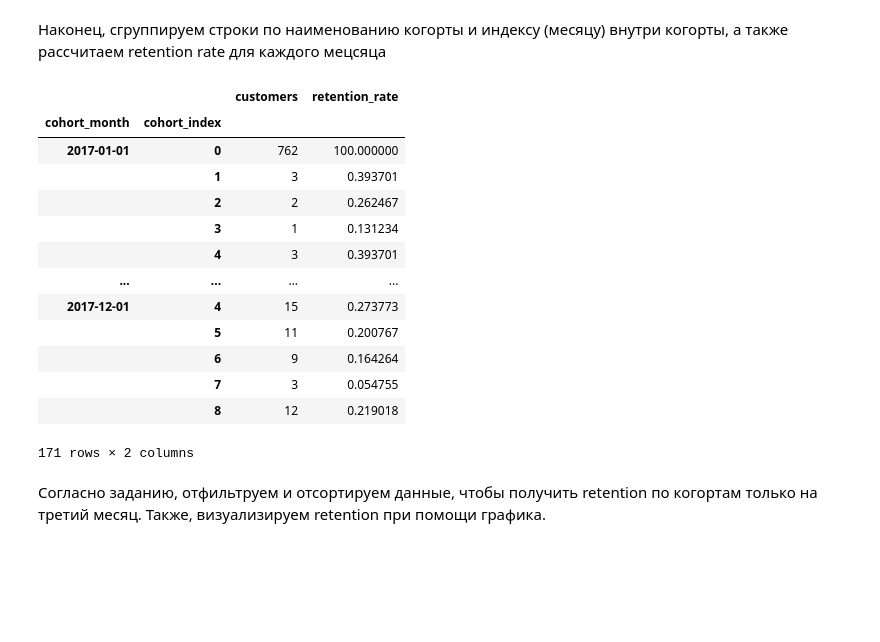
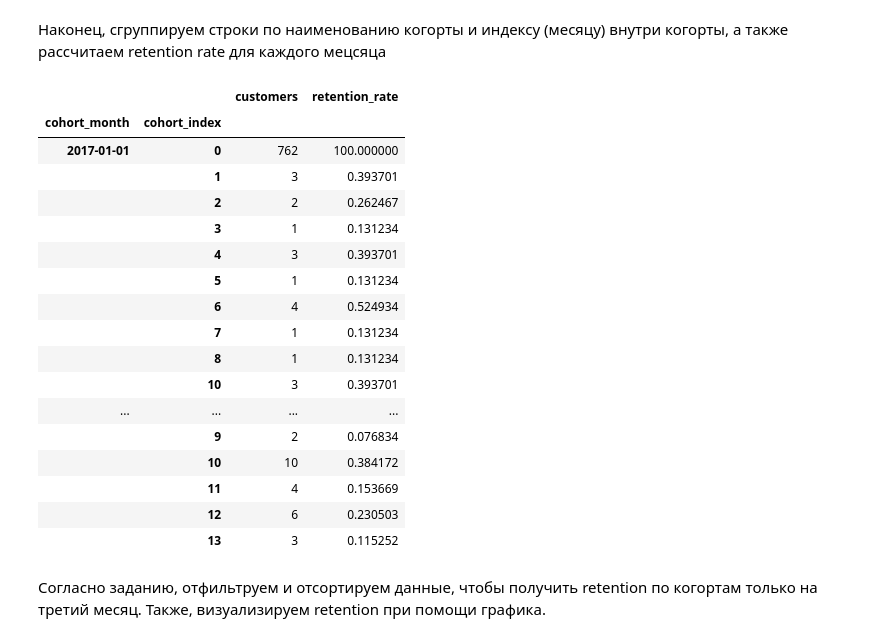
Before and after one commit to y0lk1n/analytics-practice, a Jupyter notebook: project_ecommerce/project_notebook.ipynb, the cells around one changed output. Drawn from its saved outputs; the diff is of its cells as text; code cells hidden in the pictures; blank space fills up the shorter version.

```diff
--- a/project_ecommerce/project_notebook.ipynb
+++ b/project_ecommerce/project_notebook.ipynb
@@ -452,22 +438,26 @@ customer_cohorts.head()
 # %%
 cohorts = customer_cohorts.groupby(['cohort_month', 'cohort_index']).agg(customers=('customer_unique_id', 'nunique'))
 cohorts['retention_rate'] = cohorts.customers / cohorts.groupby('cohort_month').customers.max() * 100
-cohorts
+cohorts.head(50)
 # %% [output]
 |  |  | customers | retention_rate |
 | cohort_month | cohort_index |  |  |
 | 2017-01-01 | 0 | 762 | 100.000000 |
 |  | 1 | 3 | 0.393701 |
 |  | 2 | 2 | 0.262467 |
 |  | 3 | 1 | 0.131234 |
 |  | 4 | 3 | 0.393701 |
+|  | 5 | 1 | 0.131234 |
+|  | 6 | 4 | 0.524934 |
+|  | 7 | 1 | 0.131234 |
+|  | 8 | 1 | 0.131234 |
+|  | 10 | 3 | 0.393701 |
 | ... | ... | ... | ... |
-| 2017-12-01 | 4 | 15 | 0.273773 |
-|  | 5 | 11 | 0.200767 |
-|  | 6 | 9 | 0.164264 |
-|  | 7 | 3 | 0.054755 |
-|  | 8 | 12 | 0.219018 |
+|  | 9 | 2 | 0.076834 |
+|  | 10 | 10 | 0.384172 |
+|  | 11 | 4 | 0.153669 |
+|  | 12 | 6 | 0.230503 |
+|  | 13 | 3 | 0.115252 |
-171 rows × 2 columns
 # %% [markdown]
 Согласно заданию, отфильтруем и отсортируем данные, чтобы получить retention по когортам только на третий месяц. Также, визуализируем retention при помощи графика.
 # %%
```
Also changed, not shown: parts of 24 cells of this notebook.
